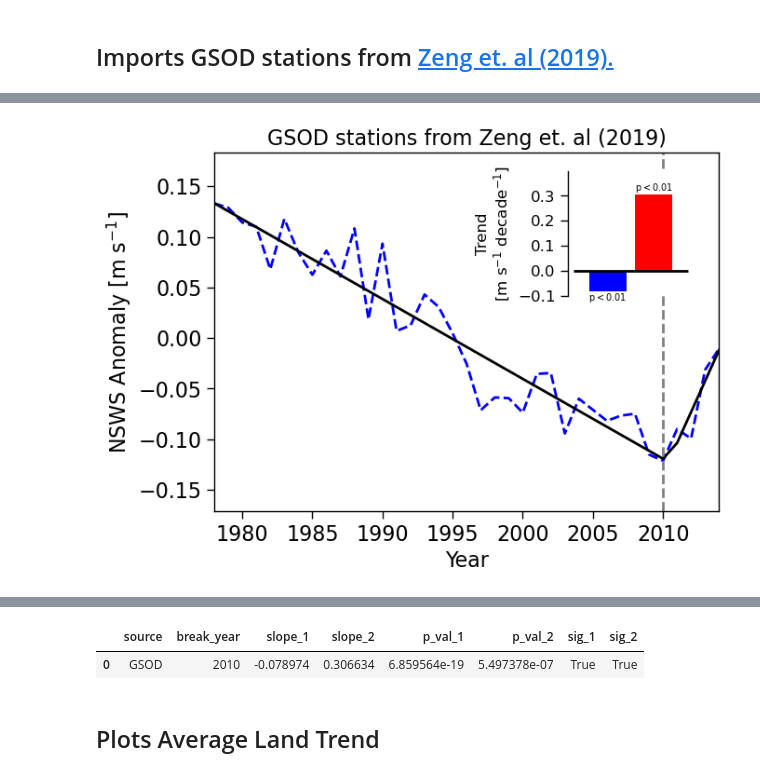
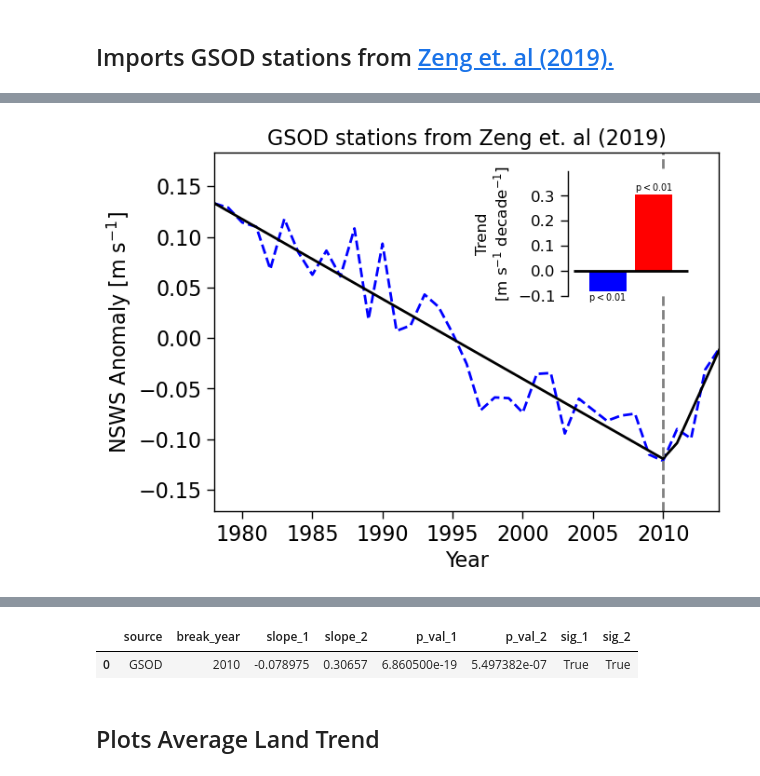
Before and after one commit to ivalencius/winds-of-change, a Jupyter notebook: amip_validation.ipynb, the cells around one changed output, grey strips where cells are left out. Drawn from its saved outputs; the diff is of its cells as text; code cells hidden in the pictures.

```diff
--- a/amip_validation.ipynb
+++ b/amip_validation.ipynb
@@ -216,6 +219,8 @@ obs_lats = stations['lats']
 obs_lons = stations['lons']  # don't want negative degrees
 station_nums = stations['stations']
 obs_winds = excel.parse('winds')
+# Construct years out of numpy
+years = np.arange(1978, 2015)
 
 gsod = xr.Dataset(
             data_vars={
@@ -223,17 +228,15 @@ gsod = xr.Dataset(
             },
             coords={
                 'station': station_nums,
-                'year': pd.date_range(start='1978', end='2015', freq='Y'), # [1978, 2014]
+                # 'year': pd.date_range(start='1978', end='2015', freq='Y'), # [1978, 2014]
+                'year': years,
                 'lon': ("station", obs_lons),
-                'lat': ("station", obs_lons)
+                'lat': ("station", obs_lats)
             }
     )
 # Get yearly data
 anom = gsod.GSOD - gsod.GSOD.mean('year')
 obs_anom = anom.groupby('year').mean('station') # means
-# obs_q = anom.groupby('year').quantile([0.25, 0.75], dim='station') # quantiles
-# Construct years out of numpy datetime to use for regression
-years = np.arange(1978, 2015)
 
 # Compute gsod piecewise linear fit
 gsod_pwlf = pwlf.PiecewiseLinFit(years, obs_anom)
@@ -288,34 +291,34 @@ ymax = int(max(slopes)/0.1)*0.1+0.1
 ins.set_yticks(np.arange(ymin, ymax, 0.1))
 ins.tick_params(axis='y', labelsize=12)
 ins.set_ylim(ymin, ymax)
 ins.set_ylabel('Trend\n[m s$^{-1}$ decade$^{-1}$]', fontsize=12)
 
 # Labels
 ax.set_xlabel('Year')
 ax.set_ylabel('NSWS Anomaly [m s$^{-1}$]')
 ax.set_title('GSOD stations from Zeng et. al (2019)')
 plt.show()
 
 # Save data to dataframe
 piecewise_params = pd.DataFrame(
     dict(
         source='GSOD',
         break_year=break_year,
         slope_1=slopes[0],
         slope_2=slopes[1],
         p_val_1=p_vals[0],
         p_val_2=p_vals[1],
         sig_1=p_vals[0] < 0.01,
         sig_2=p_vals[1] < 0.01,
     ), index=[0]
 )
 piecewise_params
 # %% [output]
 [interactive output not drawn]
 [figure]
 [interactive output not drawn]
 |  | source | break_year | slope_1 | slope_2 | p_val_1 | p_val_2 | sig_1 | sig_2 |
-| 0 | GSOD | 2010 | -0.078974 | 0.306634 | 6.859564e-19 | 5.497378e-07 | True | True |
+| 0 | GSOD | 2010 | -0.078975 | 0.30657 | 6.860500e-19 | 5.497382e-07 | True | True |
 # %% [markdown]
 ## Plots Average Land Trend
 # %%
```
Also changed, not shown: parts of 6 cells of this notebook.
